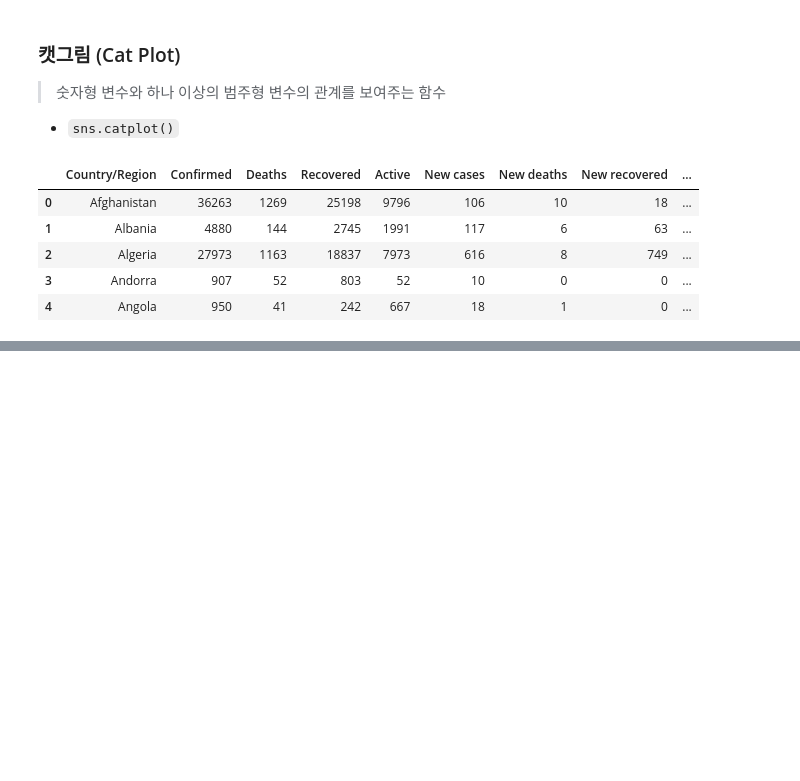
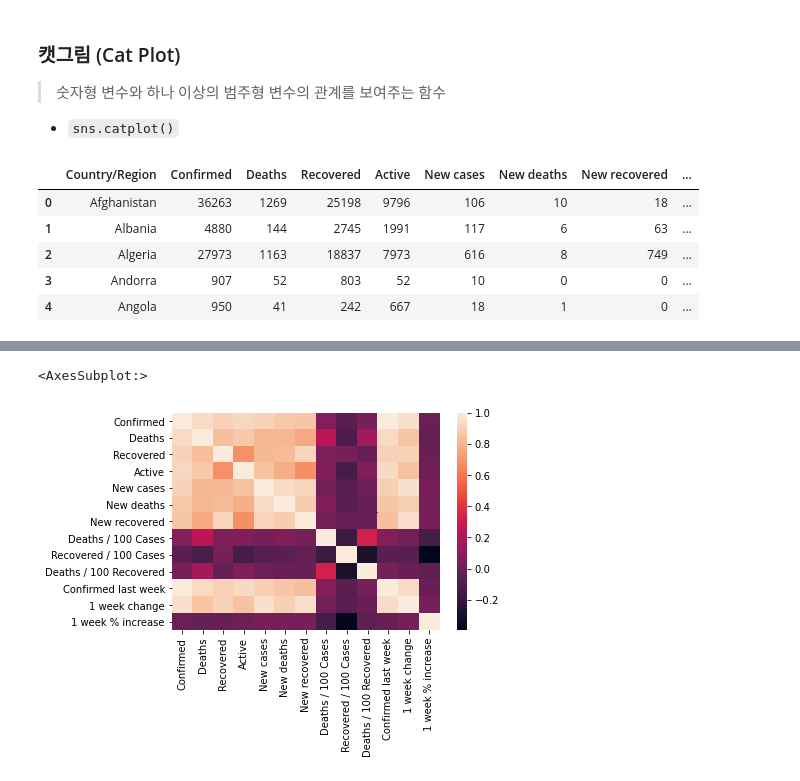
Before and after one commit to lymchgmk/Programmers-DevCourse-2nd-AI, a Jupyter notebook: Week 3/Day 4/7강_Seaborn.ipynb, the cells around one changed output, grey strips where cells are left out. Drawn from its saved outputs; the diff is of its cells as text; code cells hidden in the pictures; blank space fills up the shorter version.

```diff
--- a/Week 3/Day 4/7강_Seaborn.ipynb
+++ b/Week 3/Day 4/7강_Seaborn.ipynb
@@ -109,0 +154,7 @@ sns.catplot(x='WHO Region', y='Confirmed', data=covid)
+# %%
+# 상관관계 pd.corr()
+
+sns.heatmap(covid.corr())
+# %% [output]
+<AxesSubplot:>
+[figure, added]
```
Also changed, not shown: parts of 6 cells of this notebook.
